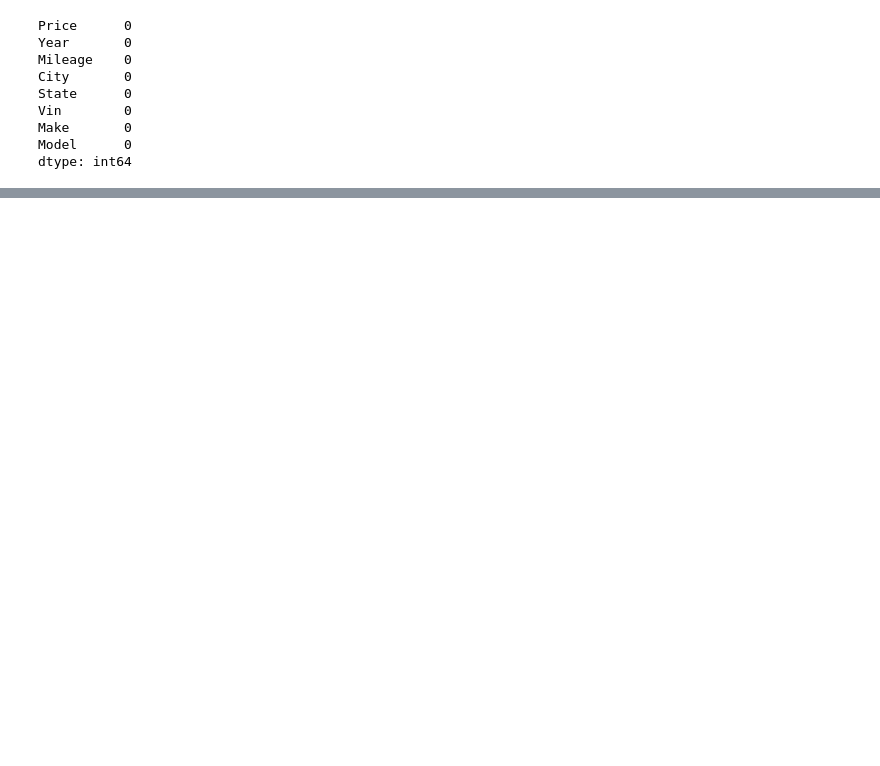
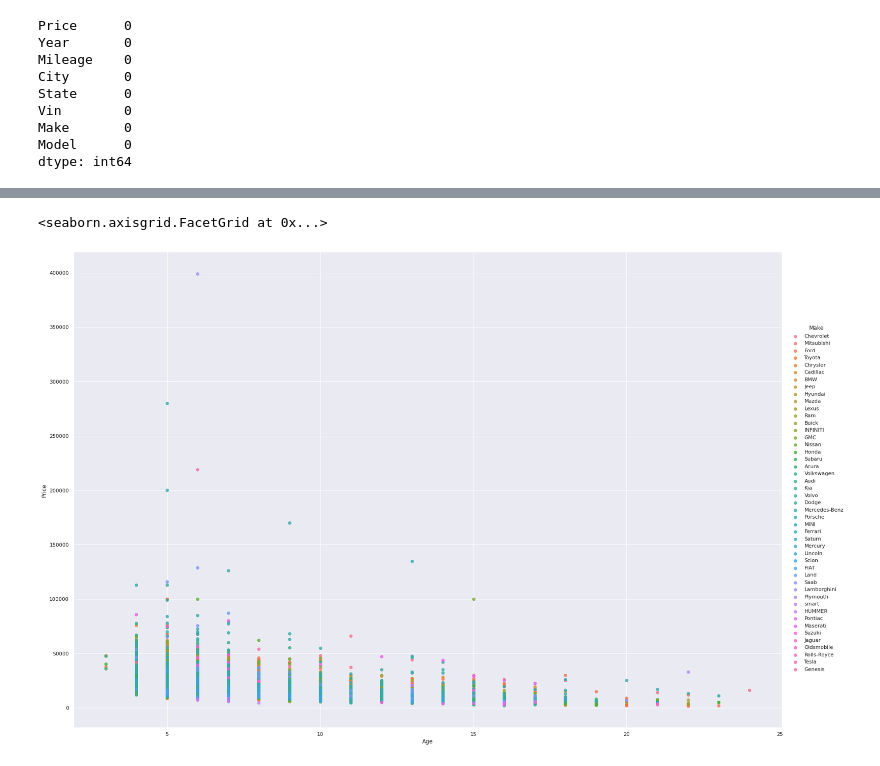
Before and after one commit to cmpe255-orion/car-price-prediction, a Jupyter notebook: Final_Project.ipynb, the cells around one changed output, grey strips where cells are left out. Cells and saved outputs as stored; diff of their text form; code cells hidden in the pictures; blank space fills up the shorter version.

```diff
--- a/Final_Project.ipynb
+++ b/Final_Project.ipynb
@@ -61,0 +130,3 @@ dtype: int64
+# %%
+df_cor = pd.concat([df, pd.get_dummies(df['Make'], prefix='Make')],axis=1)
+df_cor
@@ -61,0 +147,5 @@ dtype: int64
+# %%
+sns.lmplot(x='Age', y='Price', hue='Make', data= df_cor, fit_reg= False, height=15, aspect=1.5)
+# %% [output]
+<seaborn.axisgrid.FacetGrid at 0x...>
+[figure, added]
```
Also changed, not shown: parts of 37 cells of this notebook.
